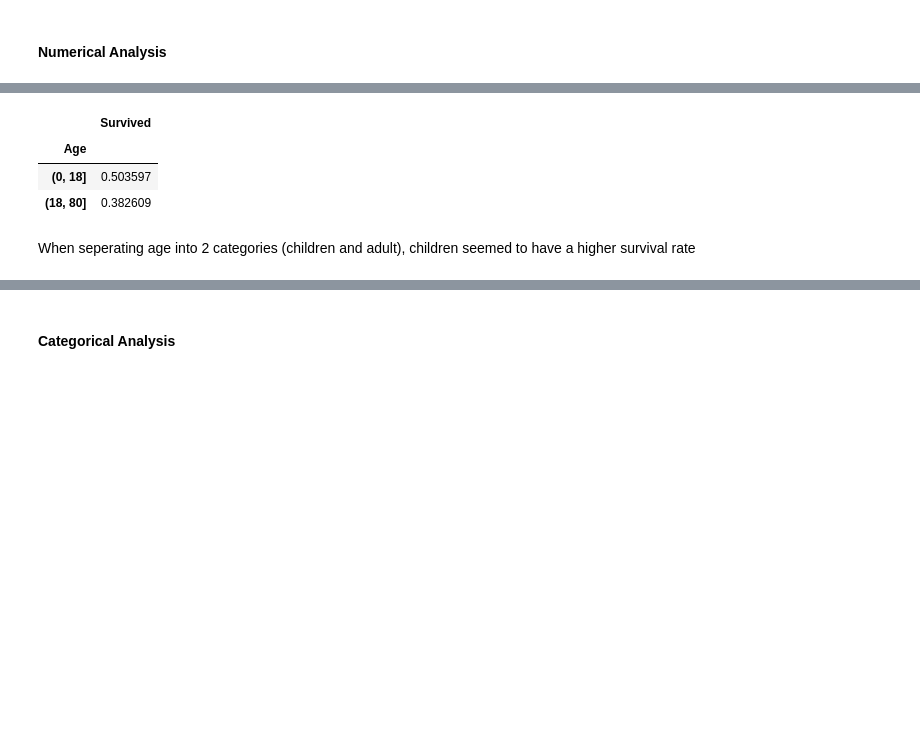
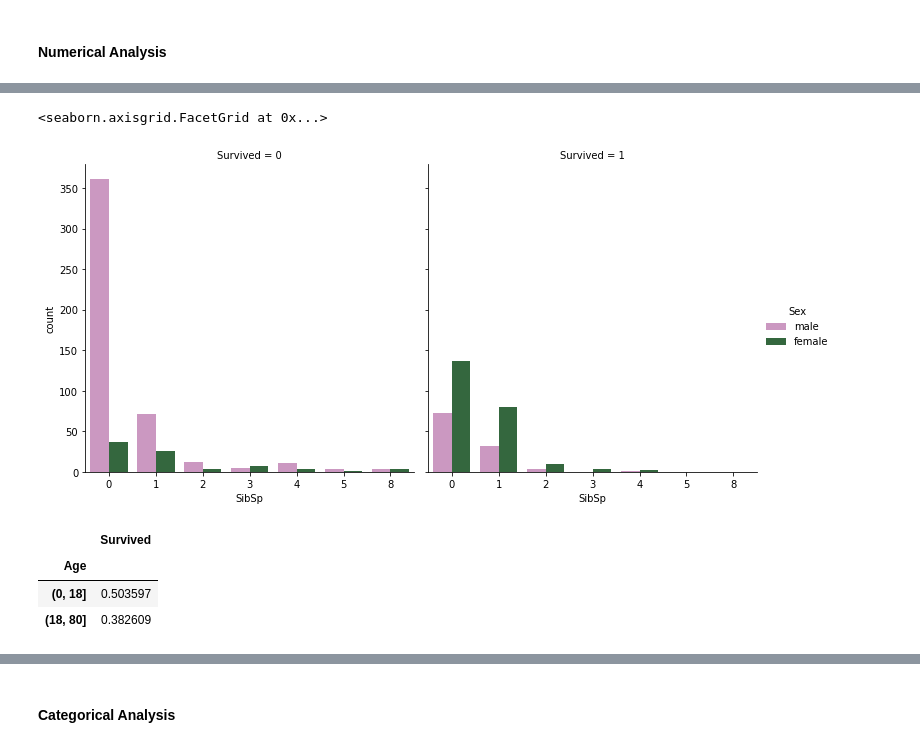
Before and after one commit to rx229/Projects, a Jupyter notebook: Titanic/TitanicMisc.ipynb, the cells around one changed output, grey strips where cells are left out. Cells and saved outputs as stored; diff of their text form; code cells hidden in the pictures; blank space fills up the shorter version.

```diff
--- a/Titanic/TitanicMisc.ipynb
+++ b/Titanic/TitanicMisc.ipynb
@@ -254,3 +98,8 @@ High **positive correlation** between Parch and SibSp : Families tend to travel
+# %%
+sns.catplot('SibSp',hue='Sex',col='Survived',kind='count',data=train_data,palette='cubehelix_r')
+# %% [output]
+<seaborn.axisgrid.FacetGrid at 0x...>
+[figure, added]
 # %%
 age = pd.cut(train_data['Age'], [0, 18, 80])
 display(pd.pivot_table(train_data, index=age, values = 'Survived').style.background_gradient(cmap='Reds'))
@@ -259,5 +108,3 @@ display(pd.pivot_table(train_data, index=age, values = 'Survived').style.backgro
 | Age |  |
 | (0, 18] | 0.503597 |
 | (18, 80] | 0.382609 |
-# %% [markdown]
-When seperating age into 2 categories (children and adult), children seemed to have a higher survival rate
```
Also changed, not shown: parts of 65 cells of this notebook, 1 other file.
